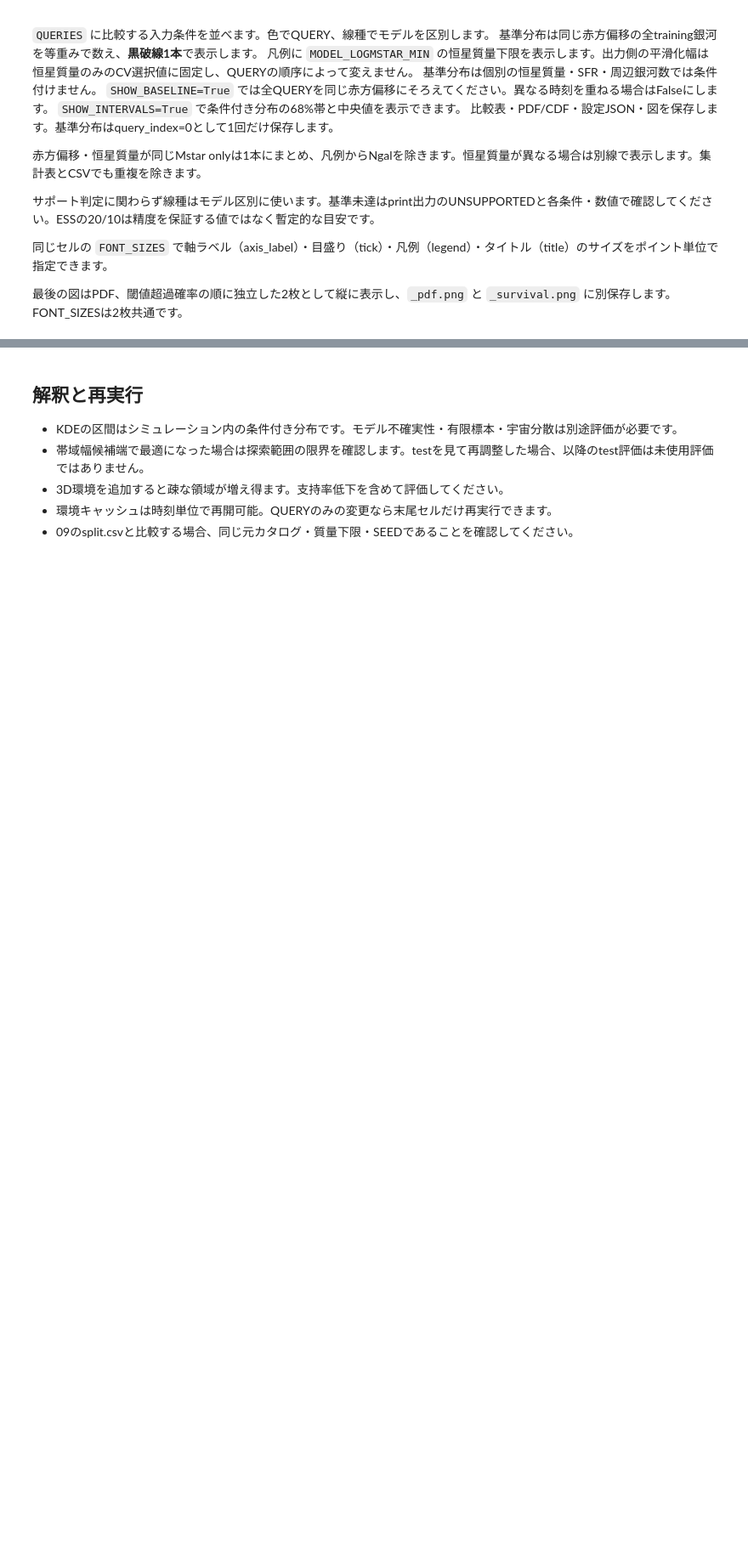
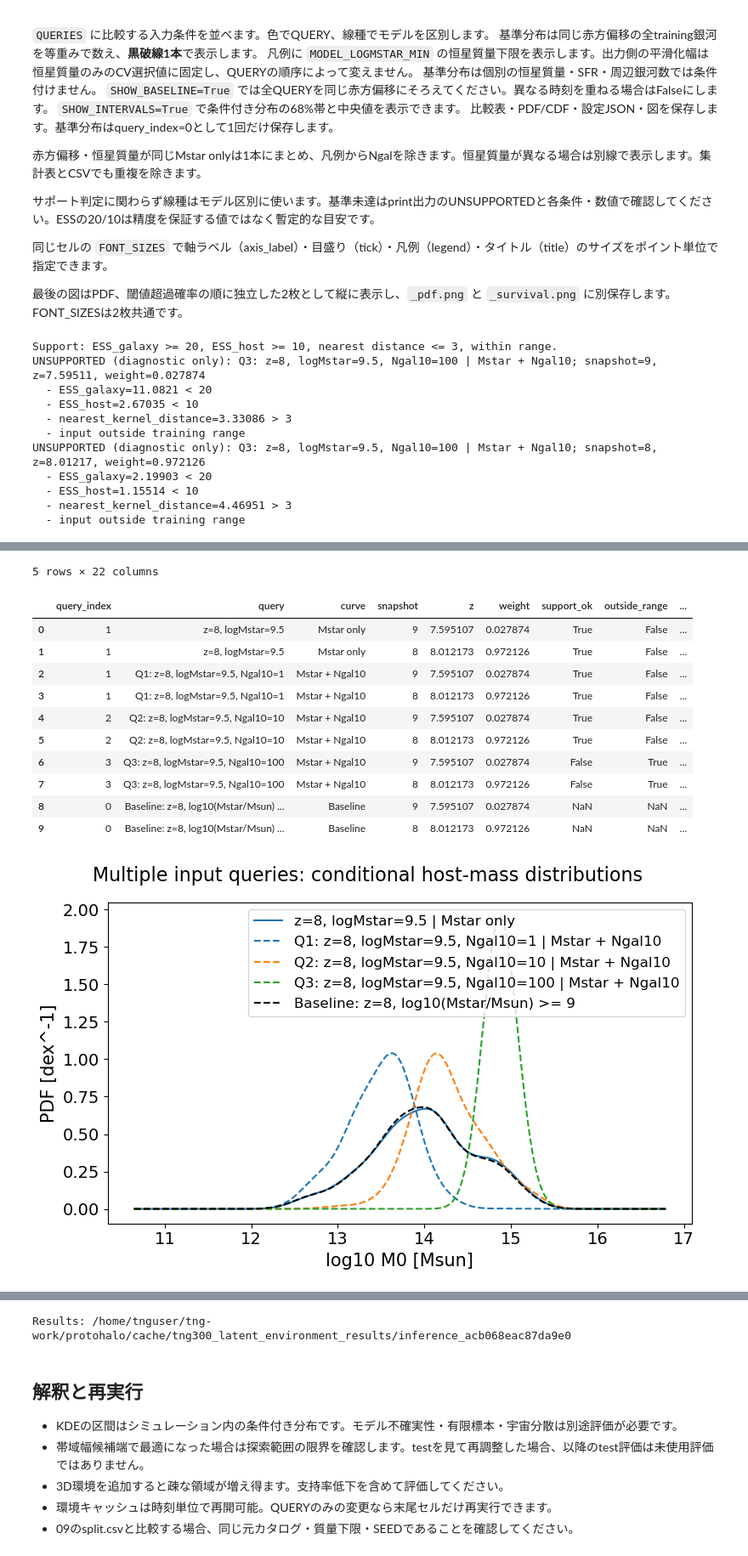
Before and after one commit to nakashima-K873/tng-work, a Jupyter notebook: protohalo/notebooks/10_tng300_latent_host_environment_posterior.ipynb, the cells around one changed output, grey strips where cells are left out. Shown at 85% size. Saved outputs shown, nothing was run; the diff lists cells and outputs as text; code cells hidden in the pictures; blank space fills up the shorter version.

```diff
--- a/protohalo/notebooks/10_tng300_latent_host_environment_posterior.ipynb
+++ b/protohalo/notebooks/10_tng300_latent_host_environment_posterior.ipynb
@@ -930,7 +930,7 @@ QUERIES = [
     {'z': 8.0, 'logMstar': 9.5, 'ngal': 100},
 ]
 # Font sizes in points (applied only to this final figure).
-FONT_SIZES = dict(axis_label=14, tick=12, legend=10, title=16)
+FONT_SIZES = dict(axis_label=15, tick=14, legend=12, title=16)
 SHOW_INTERVALS = False  # Optional central 68% bands and medians; off to avoid clutter.
 if not QUERIES:
     raise ValueError('QUERIES must contain at least one input')
@@ -1054,3 +1054,15 @@ for figure, suffix in zip(figures, ['pdf', 'survival']):
     display(figure)
     plt.close(figure)
 print('Results:', RESULTS.resolve())
+# %% [output]
+Support: ESS_galaxy >= 20, ESS_host >= 10, nearest distance <= 3, within range.
+UNSUPPORTED (diagnostic only): Q3: z=8, logMstar=9.5, Ngal10=100 | Mstar + Ngal10; snapshot=9, z=7.59511, weight=0.027874
+  - ESS_galaxy=11.0821 < 20
+  - ESS_host=2.67035 < 10
+  - nearest_kernel_distance=3.33086 > 3
+  - input outside training range
+UNSUPPORTED (diagnostic only): Q3: z=8, logMstar=9.5, Ngal10=100 | Mstar + Ngal10; snapshot=8, z=8.01217, weight=0.972126
+  - ESS_galaxy=2.19903 < 20
+  - ESS_host=1.15514 < 10
+  - nearest_kernel_distance=4.46951 > 3
+  - input outside training range
@@ -1056,0 +1075,13 @@ print('Results:', RESULTS.resolve())
+5 rows × 22 columns
+|  | query_index | query | curve | snapshot | z | weight | support_ok | outside_range | ... |
+| 0 | 1 | z=8, logMstar=9.5 | Mstar only | 9 | 7.595107 | 0.027874 | True | False | ... |
+| 1 | 1 | z=8, logMstar=9.5 | Mstar only | 8 | 8.012173 | 0.972126 | True | False | ... |
+| 2 | 1 | Q1: z=8, logMstar=9.5, Ngal10=1 | Mstar + Ngal10 | 9 | 7.595107 | 0.027874 | True | False | ... |
+| 3 | 1 | Q1: z=8, logMstar=9.5, Ngal10=1 | Mstar + Ngal10 | 8 | 8.012173 | 0.972126 | True | False | ... |
+| 4 | 2 | Q2: z=8, logMstar=9.5, Ngal10=10 | Mstar + Ngal10 | 9 | 7.595107 | 0.027874 | True | False | ... |
+| 5 | 2 | Q2: z=8, logMstar=9.5, Ngal10=10 | Mstar + Ngal10 | 8 | 8.012173 | 0.972126 | True | False | ... |
+| 6 | 3 | Q3: z=8, logMstar=9.5, Ngal10=100 | Mstar + Ngal10 | 9 | 7.595107 | 0.027874 | False | True | ... |
+| 7 | 3 | Q3: z=8, logMstar=9.5, Ngal10=100 | Mstar + Ngal10 | 8 | 8.012173 | 0.972126 | False | True | ... |
+| 8 | 0 | Baseline: z=8, log10(Mstar/Msun) ... | Baseline | 9 | 7.595107 | 0.027874 | NaN | NaN | ... |
+| 9 | 0 | Baseline: z=8, log10(Mstar/Msun) ... | Baseline | 8 | 8.012173 | 0.972126 | NaN | NaN | ... |
+[figure, added]
@@ -1057,3 +1089,4 @@ print('Results:', RESULTS.resolve())
+Results: /home/tnguser/tng-work/protohalo/cache/tng300_latent_environment_results/inference_acb068eac87da9e0
 # %% [markdown]
 ## 解釈と再実行
 - KDEの区間はシミュレーション内の条件付き分布です。モデル不確実性・有限標本・宇宙分散は別途評価が必要です。
```
Also changed, not shown: parts of 1 cell of this notebook, 1 other file.
